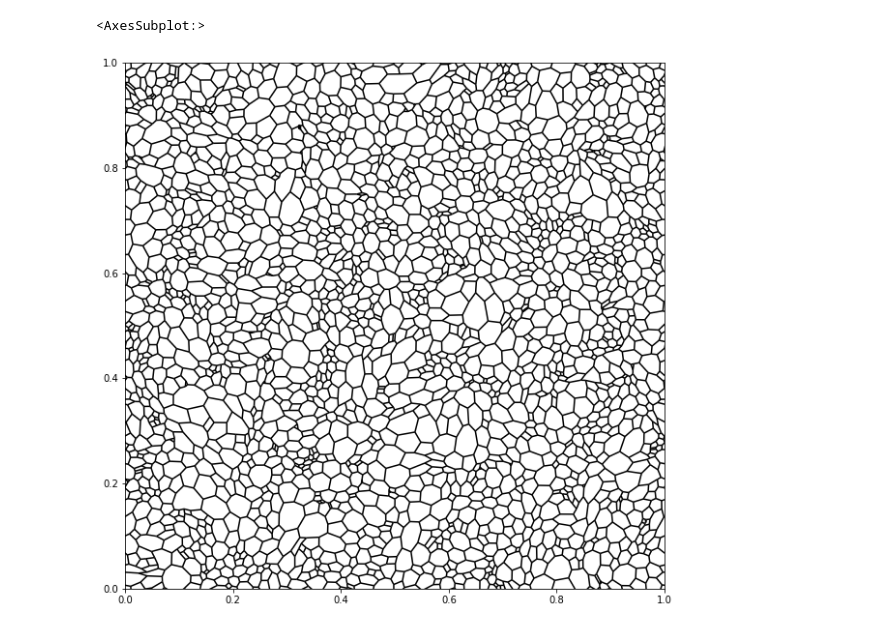
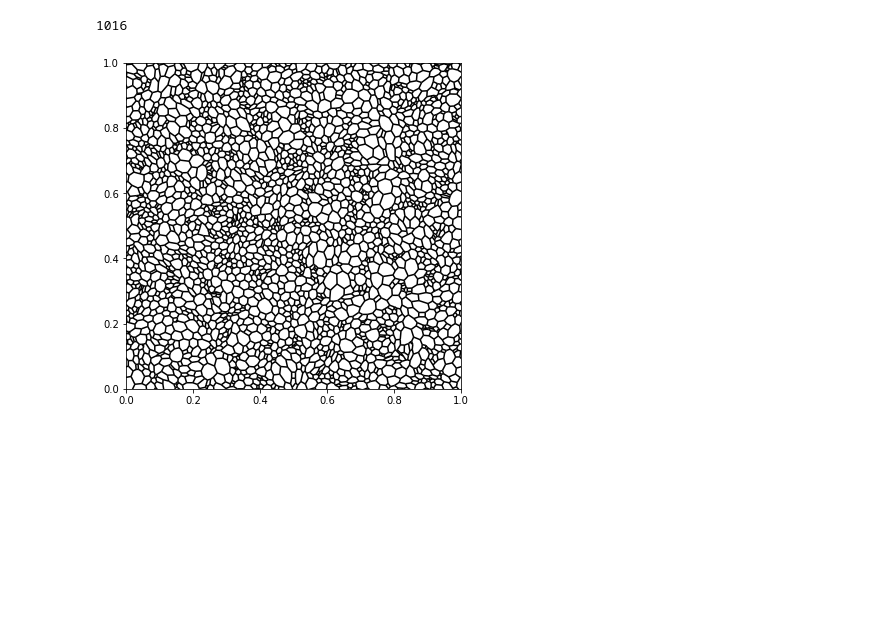
Before and after one commit to dpreuo/cx1_am_kit, a Jupyter notebook: state_scaling/analyse_participation_ratios.ipynb, the cells around one changed output. Cells and saved outputs as stored; diff of their text form; code cells hidden in the pictures; blank space fills up the shorter version.

```diff
--- a/state_scaling/analyse_participation_ratios.ipynb
+++ b/state_scaling/analyse_participation_ratios.ipynb
@@ -37,16 +37,21 @@ with open(metaparam_location, 'rb') as f_param:
 
 
 energy_limit = 1.5
-bins = 200
+bins = 500
 bin_regions = np.linspace(-1.5,1.5,bins+1)
 bin_size = 2*energy_limit/bins
 energy_centers = bin_regions[:-1] + bin_size/2
+file_names = [name for name in os.listdir(results_location) if name[0]!= '.']
+n_files = len(file_names)
+print(n_files)
+# %% [output]
+1016
 # %%
 
 lattice_example_index = 499
-fig, ax = plt.subplots(figsize = (10,10))
+fig, ax = plt.subplots(figsize = (6,6))
 pl.plot_edges(lattices[lattice_example_index])
+plt.show()
 # %% [output]
-<AxesSubplot:>
-[figure, old version]
+[figure, new version]
 # %%
```
Also changed, not shown: parts of 4 cells of this notebook.
